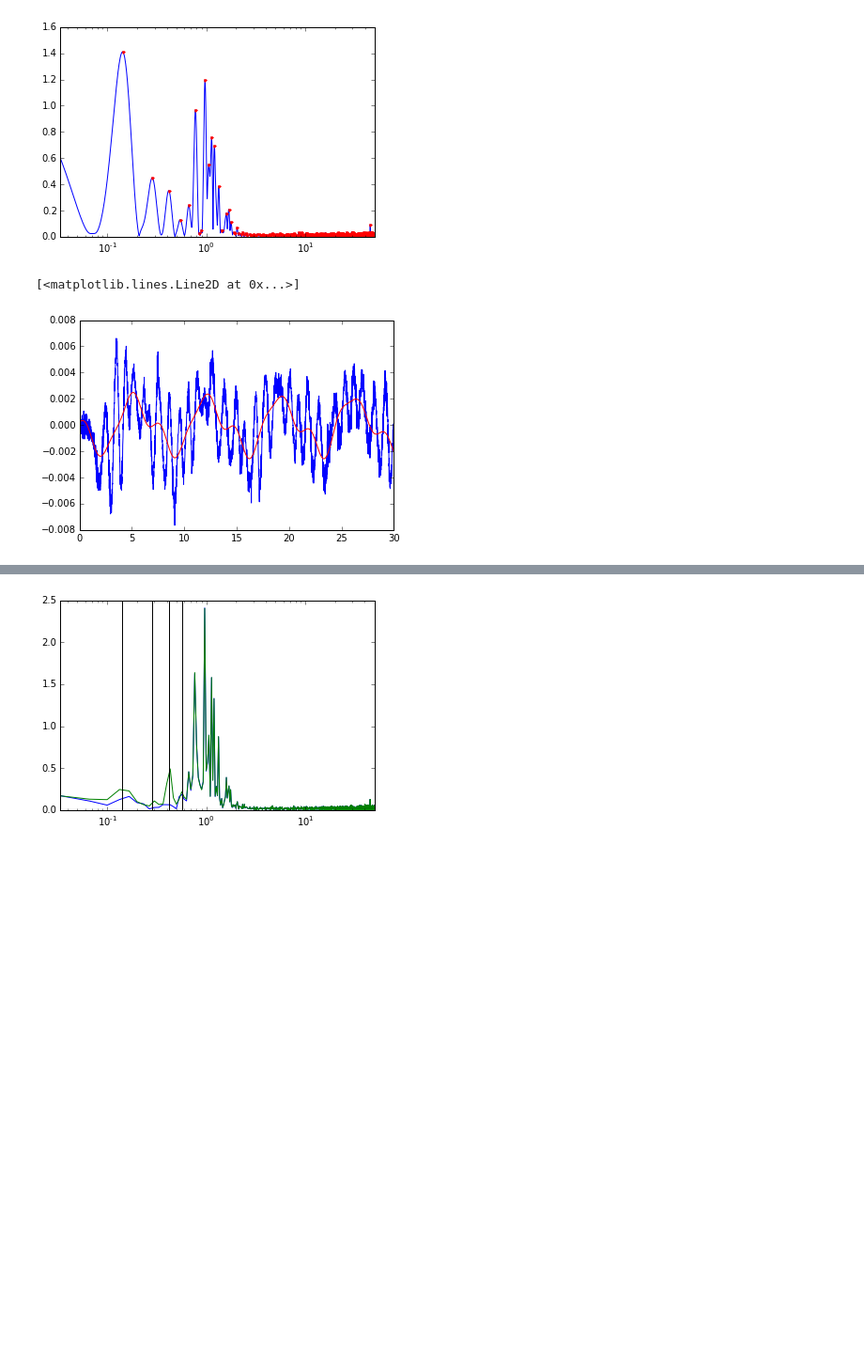
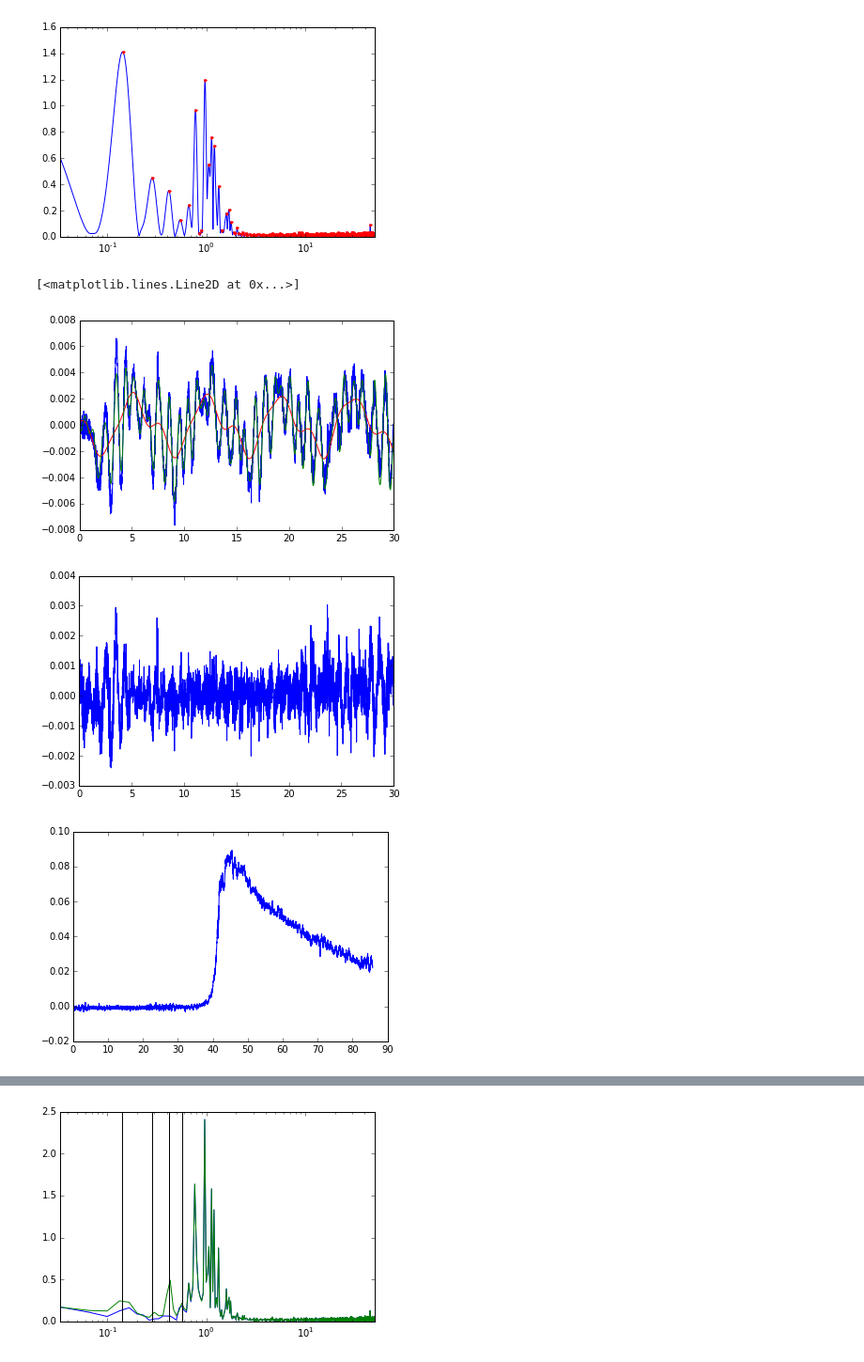
Before and after one commit to aaren/thesis, a Jupyter notebook: chapters/turbulence/wave-subtraction/summary.ipynb, the cells around one changed output, grey strips where cells are left out. Shown at 94% size. Drawn from its saved outputs; the diff is of its cells as text; code cells hidden in the pictures; blank space fills up the shorter version.

```diff
--- a/chapters/turbulence/wave-subtraction/summary.ipynb
+++ b/chapters/turbulence/wave-subtraction/summary.ipynb
@@ -10,6 +17,8 @@ import gc_turbulence as g
 # %%
 index = 'r14_01_14a'
 cache_path = '/home/aaron/lab/local/processed/' + index + '.hdf5'
+cache_path = g.default_processed + index + '.hdf5'
+
 r = g.ProcessedRun(cache_path=cache_path)
 
 u_levels = np.linspace(*np.percentile(r.Uf[...], (1, 99)), num=100)
@@ -197,9 +214,22 @@ plt.plot(extended_freqs[peaks], np.abs(extended_fft)[peaks], 'r.')
 # factor of 2 comes in because we're using the real fft
 standing_waves = ((2.0 / sig.hanning(presignal.size).sum()) * extended_fft[None, peaks[:3]] * np.exp(2j * np.pi * extended_freqs[None, peaks[:3]] * time[:, None])).real
 standing_waves_exact = ((2.0 / sig.hanning(presignal.size).sum()) * extended_fft[None, peaks[:3]] * np.exp(2j * np.pi * standing_frequencies[None] * time[:, None])).real
+
+m = 20
+standing_waves_more = ((2.0 / sig.hanning(presignal.size).sum()) * extended_fft[None, peaks[:20]] * np.exp(2j * np.pi * extended_freqs[None, peaks[:20]] * time[:, None])).real
 # %%
 plt.plot(time[:3000], presignal - presignal.mean())
 plt.plot(time[:3000], standing_waves.sum(axis=1)[:3000], 'r')
+
+plt.plot(time[:3000], standing_waves_more.sum(axis=1)[:3000], 'g')
+
+plt.figure()
+plt.plot(time[:3000], presignal - presignal.mean() - standing_waves_more.sum(axis=1)[:3000])
+
+plt.figure()
+plt.plot(time, r.U[10, 10] - standing_waves_more.sum(axis=1))
 # %% [output]
 [<matplotlib.lines.Line2D at 0x...>]
-[figure, old version]
+[figure, new version]
+[figure, added]
+[figure, added]
```
Also changed, not shown: parts of 36 cells of this notebook, 8 other files.
